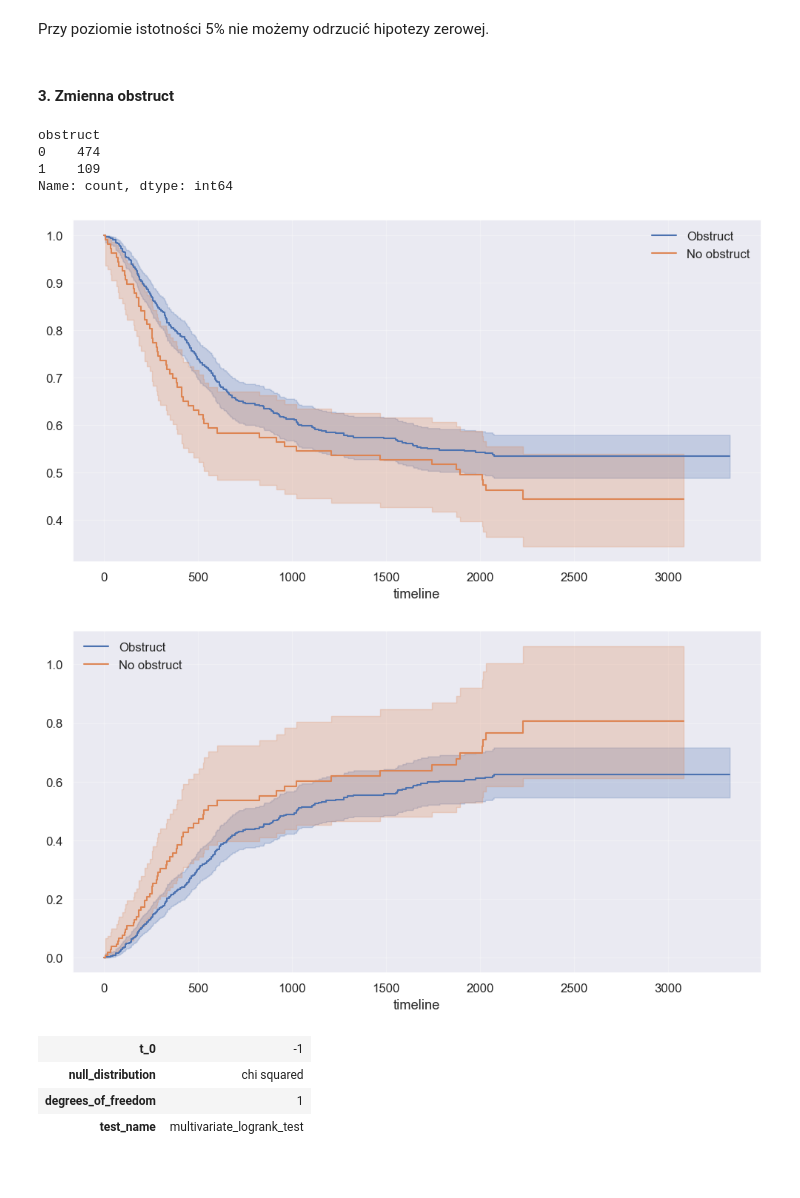
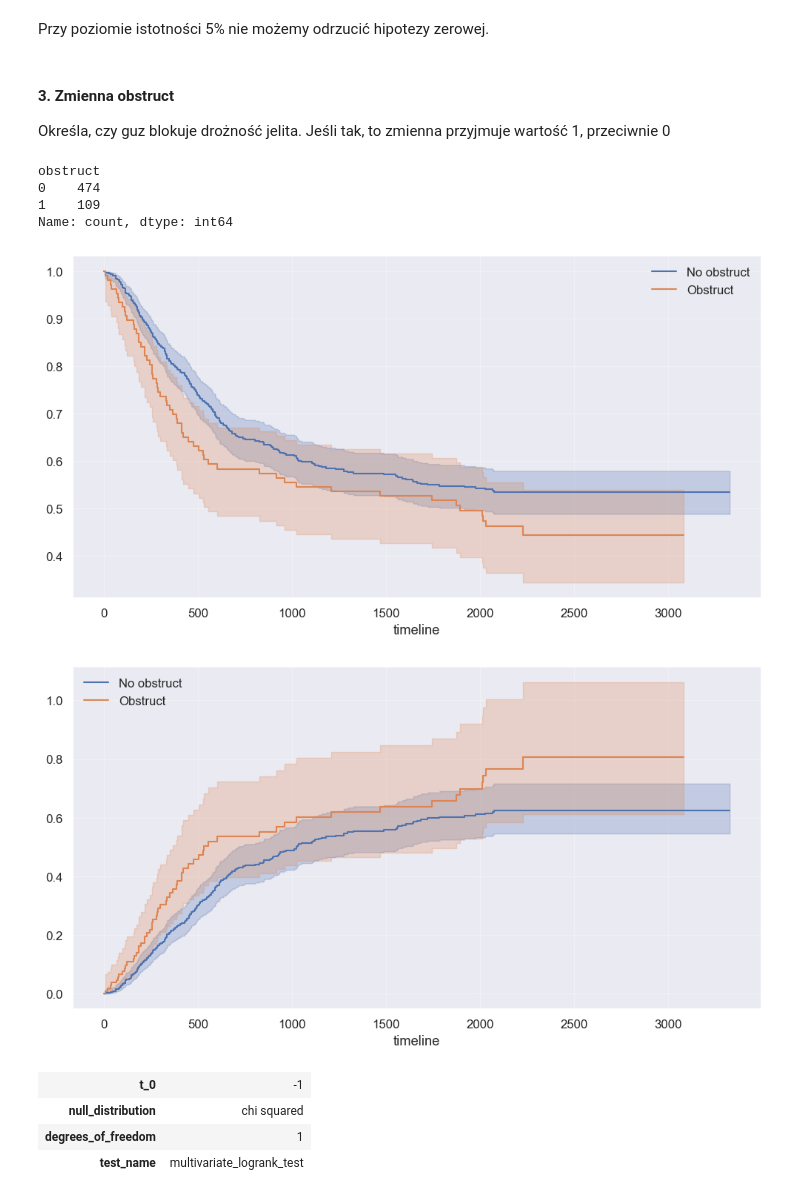
Before and after one commit to pjagiello01/ACT, a Jupyter notebook: notebooks/analiza_calosc.ipynb, the cells around one changed output. Drawn from its saved outputs; the diff is of its cells as text; code cells hidden in the pictures.

```diff
--- a/notebooks/analiza_calosc.ipynb
+++ b/notebooks/analiza_calosc.ipynb
@@ -336,6 +346,8 @@ result.print_summary()
 Przy poziomie istotności 5% nie możemy odrzucić hipotezy zerowej.
 # %% [markdown]
 #### 3. Zmienna obstruct
+
+Określa, czy guz blokuje drożność jelita. Jeśli tak, to zmienna przyjmuje wartość 1, przeciwnie 0
 # %%
 colon['obstruct'].value_counts()
 # %% [output]
@@ -346,34 +358,34 @@ Name: count, dtype: int64
 # %%
 ## Krzywa K-M
 o = colon['obstruct'] == 0
 
 plt.figure(figsize=(12, 6))
 ax = plt.subplot(111)
 
-kmf.fit(durations=T[o], event_observed=E[o], label='Obstruct', alpha=0.05)
+kmf.fit(durations=T[o], event_observed=E[o], label='No obstruct', alpha=0.05)
 kmf.plot(ax=ax)
 
-kmf.fit(durations=T[~o], event_observed=E[~o], label='No obstruct', alpha = 0.05)
+kmf.fit(durations=T[~o], event_observed=E[~o], label='Obstruct', alpha = 0.05)
 kmf.plot(ax=ax)
 
 plt.grid(alpha = 0.3)
 # %% [output]
-[figure, old version]
+[figure, new version]
 # %%
 ## Funkcja hazardu
 
 plt.figure(figsize=(12, 6))
 ax = plt.subplot(111)
 
-naf.fit(durations=T[o], event_observed=E[o], label='Obstruct', alpha=0.05)
+naf.fit(durations=T[o], event_observed=E[o], label='No obstruct', alpha=0.05)
 naf.plot(ax=ax)
 
-naf.fit(durations=T[~o], event_observed=E[~o], label='No obstruct', alpha=0.05)
+naf.fit(durations=T[~o], event_observed=E[~o], label='Obstruct', alpha=0.05)
 naf.plot(ax=ax)
 
 plt.grid(alpha = 0.3)
 # %% [output]
-[figure, old version]
+[figure, new version]
 # %%
 ## Log-Rank test
 result = lfl.statistics.multivariate_logrank_test(colon['time'], colon['obstruct'], colon['status'])
```
Also changed, not shown: parts of 23 cells of this notebook, 3 other files.
